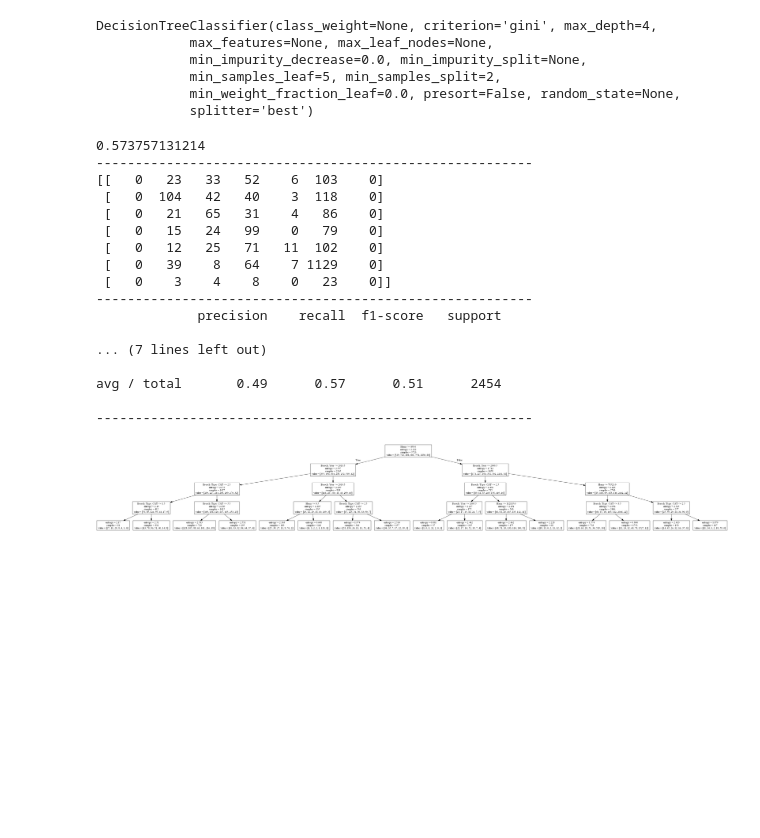
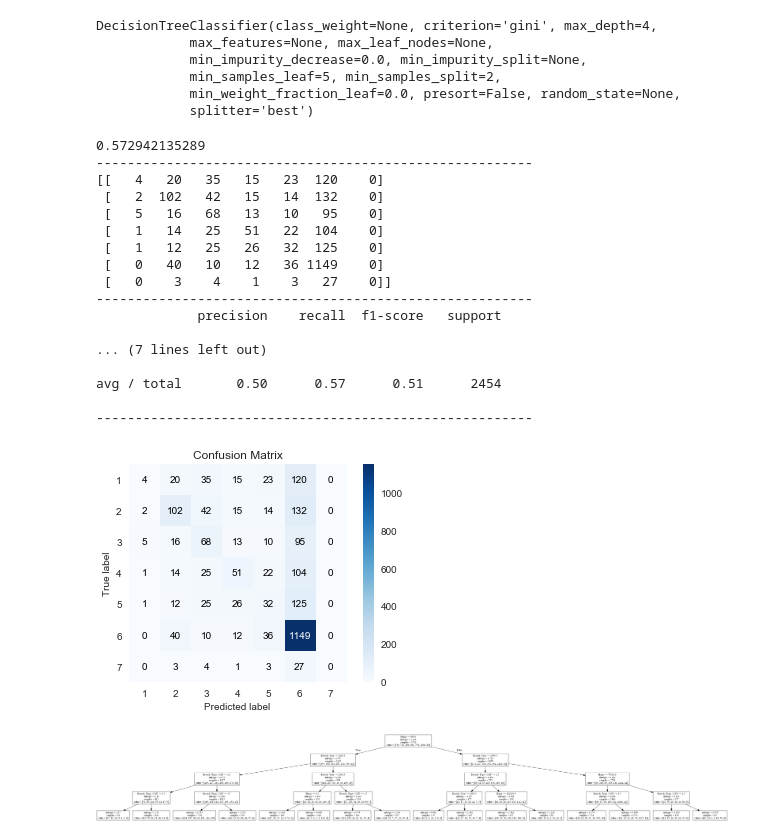
Before and after one commit to dmrod01/Capstone, a Jupyter notebook: Data Analytics Model Building Descriptive Analytics - Supervised 2-ORG.ipynb, the cells around one changed output. Cells and saved outputs as stored; diff of their text form; code cells hidden in the pictures; blank space fills up the shorter version.

```diff
--- a/Data Analytics Model Building Descriptive Analytics - Supervised 2-ORG.ipynb
+++ b/Data Analytics Model Building Descriptive Analytics - Supervised 2-ORG.ipynb
@@ -710,15 +710,6 @@ DecisionTreeClassifier(class_weight=None, criterion='gini', max_depth=4,
             splitter='best')
 # %%
 # build a decision tree model with those 4 variables
-# evaluate the model by splitting into train (70%) and test sets (30%)
-X_train, X_test, y_train, y_test = train_test_split(X_new, y, test_size=0.3, random_state=0)
-dt_model = tree.DecisionTreeClassifier(criterion='entropy', max_depth=4, min_samples_leaf=5)
-dt_model.fit(X_train, y_train)
-
-#dt = tree.DecisionTreeClassifier(criterion='entropy', max_depth=4,min_samples_leaf=5)
-#dt_simple = DecisionTreeClassifier(max_depth=5, min_samples_leaf=5)
-
-
 #Model evaluation
 print metrics.accuracy_score(y_test, dt_model.predict(X_test))
 print "--------------------------------------------------------"
@@ -728,23 +719,30 @@ print metrics.classification_report(y_test, dt_model.predict(X_test))
 print "--------------------------------------------------------"
 ##print metrics.roc_auc_score(y_test, dt_model.predict(X_test))
 # %% [output]
-0.573757131214
+0.572942135289
 --------------------------------------------------------
-[[   0   23   33   52    6  103    0]
- [   0  104   42   40    3  118    0]
- [   0   21   65   31    4   86    0]
- [   0   15   24   99    0   79    0]
- [   0   12   25   71   11  102    0]
- [   0   39    8   64    7 1129    0]
- [   0    3    4    8    0   23    0]]
+[[   4   20   35   15   23  120    0]
+ [   2  102   42   15   14  132    0]
+ [   5   16   68   13   10   95    0]
+ [   1   14   25   51   22  104    0]
+ [   1   12   25   26   32  125    0]
+ [   0   40   10   12   36 1149    0]
+ [   0    3    4    1    3   27    0]]
 --------------------------------------------------------
              precision    recall  f1-score   support
 
 ... (7 lines left out)
 
-avg / total       0.49      0.57      0.51      2454
+avg / total       0.50      0.57      0.51      2454
 
 --------------------------------------------------------
+# %%
+from scikitplot import plotters as skplt
+
+skplt.plot_confusion_matrix(y_true=np.array(y_test), y_pred=dt_model.predict(X_test))
+plt.show()
+# %% [output]
+[figure, added]
 # %%
 # visualize decision tree
 X_new_df = pd.DataFrame(X_new)
```
Also changed, not shown: parts of 1 cell of this notebook, 1 other file.
